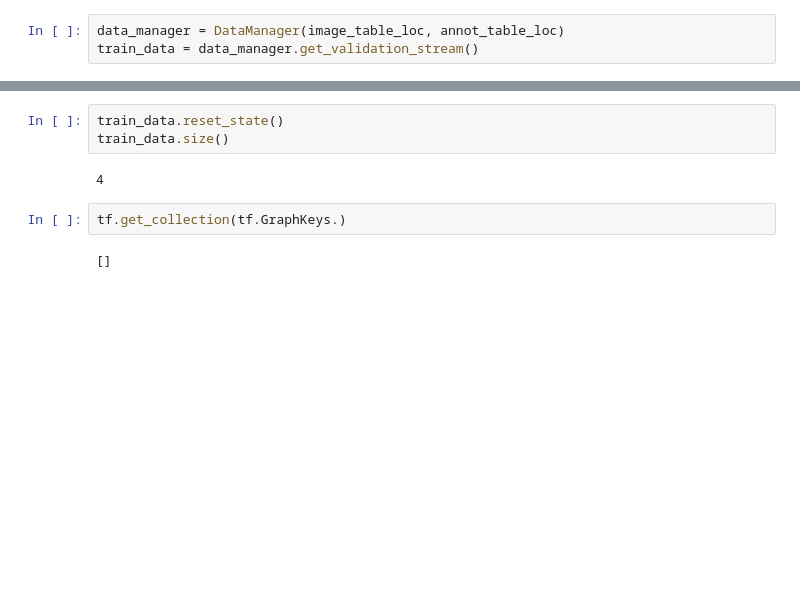
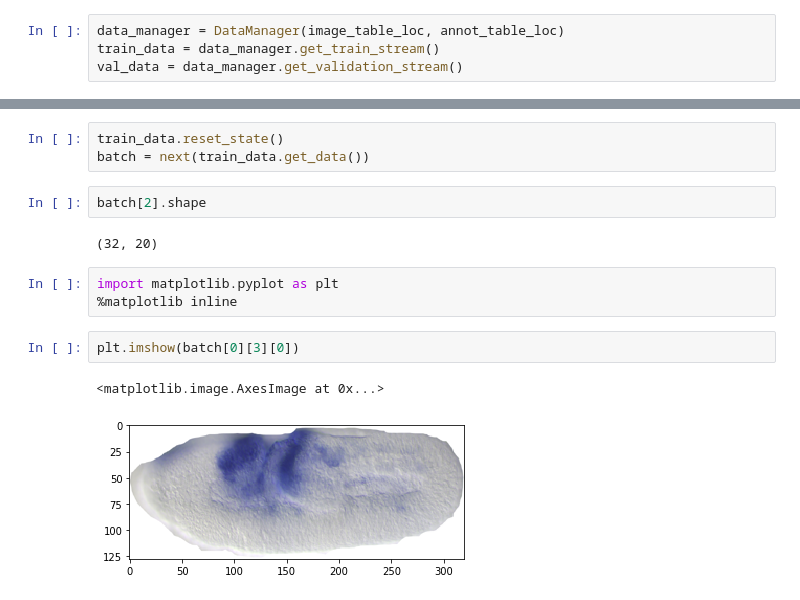
Before and after one commit to JunrQ/DL_biomedicine_image, a Jupyter notebook: train.ipynb, the cells around one changed output, grey strips where cells are left out. Cells and saved outputs as stored; diff of their text form; blank space fills up the shorter version.

```diff
--- a/train.ipynb
+++ b/train.ipynb
@@ -22,5 +26,6 @@ d
 # %%
 data_manager = DataManager(image_table_loc, annot_table_loc)
-train_data = data_manager.get_validation_stream()
+train_data = data_manager.get_train_stream()
+val_data = data_manager.get_validation_stream()
 # %%
 tf.reset_default_graph()
@@ -58,9 +66,15 @@ KeyboardInterrupt:
 # %%
 train_data.reset_state()
-train_data.size()
+batch = next(train_data.get_data())
-# %% [output]
-4
-# %%
-tf.get_collection(tf.GraphKeys.)
-# %% [output]
-[]
+# %%
+batch[2].shape
+# %% [output]
+(32, 20)
+# %%
+import matplotlib.pyplot as plt
+%matplotlib inline
+# %%
+plt.imshow(batch[0][3][0])
+# %% [output]
+<matplotlib.image.AxesImage at 0x...>
+[figure, added]
```
Also changed, not shown: parts of 4 cells of this notebook, 7 other files.
